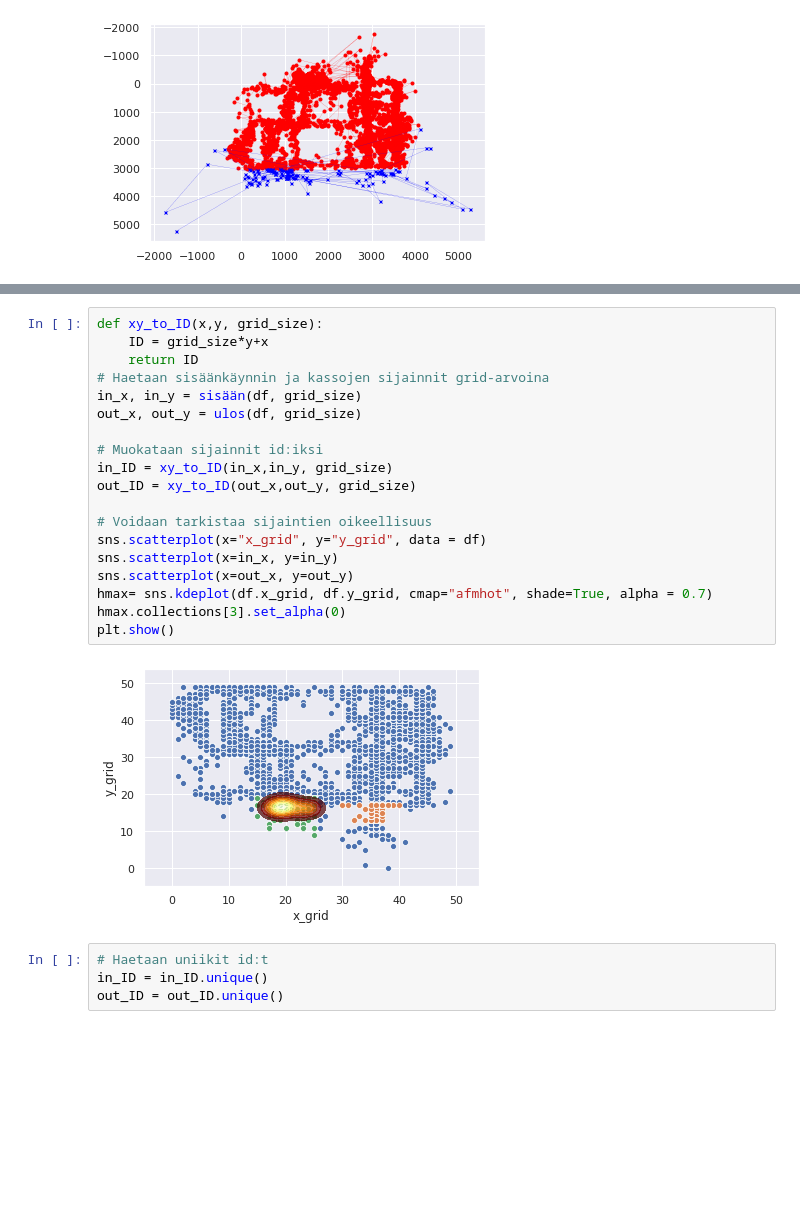
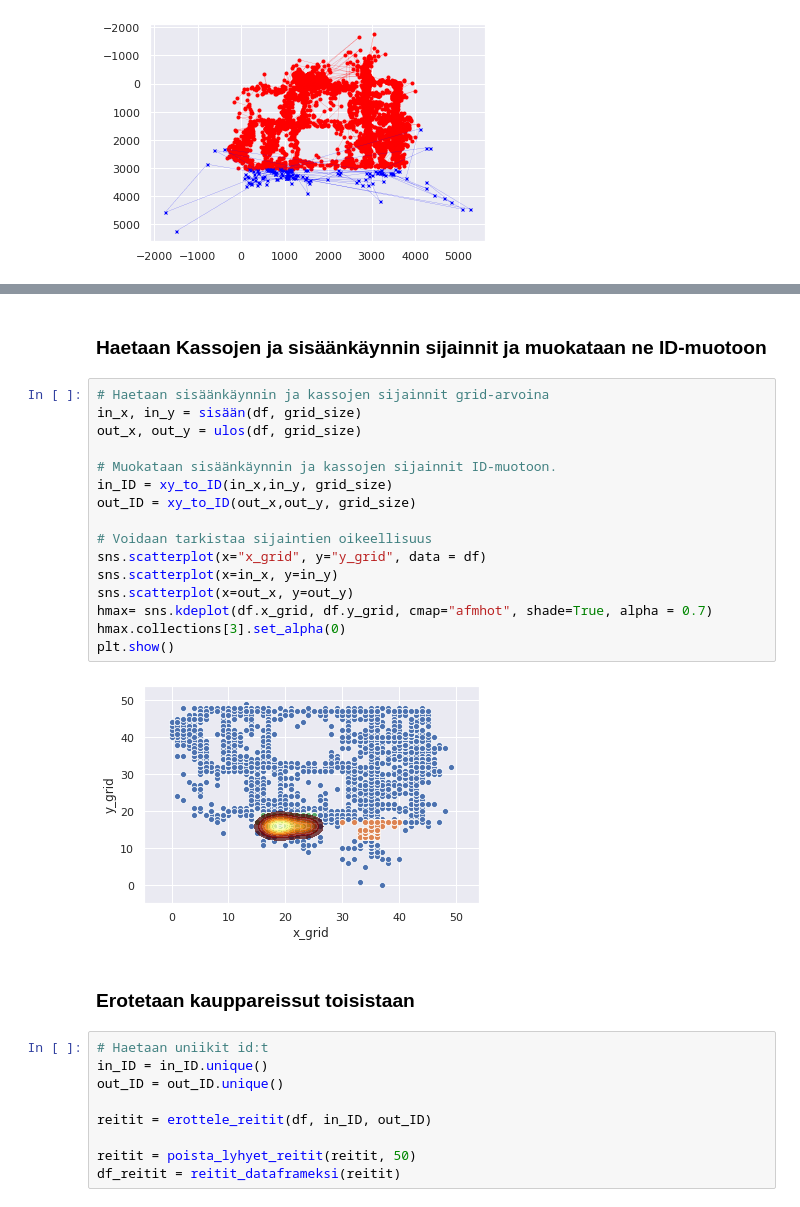
Before and after one commit to Erik-Eki/Project-2-machine-learning-applications, a Jupyter notebook: ajokerrat_masteriin/ajokerrat.ipynb, the cells around one changed output, grey strips where cells are left out. Saved outputs shown, nothing was run; the diff lists cells and outputs as text; blank space fills up the shorter version.

```diff
--- a/ajokerrat_masteriin/ajokerrat.ipynb
+++ b/ajokerrat_masteriin/ajokerrat.ipynb
@@ -76,25 +65,31 @@ df
+# %% [markdown]
+### Haetaan Kassojen ja sisäänkäynnin sijainnit ja muokataan ne ID-muotoon
 # %%
-def xy_to_ID(x,y, grid_size):
-    ID = grid_size*y+x
-    return ID
 # Haetaan sisäänkäynnin ja kassojen sijainnit grid-arvoina
 in_x, in_y = sisään(df, grid_size)
 out_x, out_y = ulos(df, grid_size)
 
-# Muokataan sijainnit id:iksi
+# Muokataan sisäänkäynnin ja kassojen sijainnit ID-muotoon.
 in_ID = xy_to_ID(in_x,in_y, grid_size)
 out_ID = xy_to_ID(out_x,out_y, grid_size)
 
 # Voidaan tarkistaa sijaintien oikeellisuus
 sns.scatterplot(x="x_grid", y="y_grid", data = df)
 sns.scatterplot(x=in_x, y=in_y)
 sns.scatterplot(x=out_x, y=out_y)
 hmax= sns.kdeplot(df.x_grid, df.y_grid, cmap="afmhot", shade=True, alpha = 0.7)
 hmax.collections[3].set_alpha(0)
 plt.show()
 # %% [output]
-[figure, old version]
+[figure, new version]
+# %% [markdown]
+### Erotetaan kauppareissut toisistaan
 # %%
 # Haetaan uniikit id:t
 in_ID = in_ID.unique()
 out_ID = out_ID.unique()
+
+reitit = erottele_reitit(df, in_ID, out_ID)
+
+reitit = poista_lyhyet_reitit(reitit, 50)
+df_reitit = reitit_dataframeksi(reitit)
```
Also changed, not shown: parts of 13 cells of this notebook.
